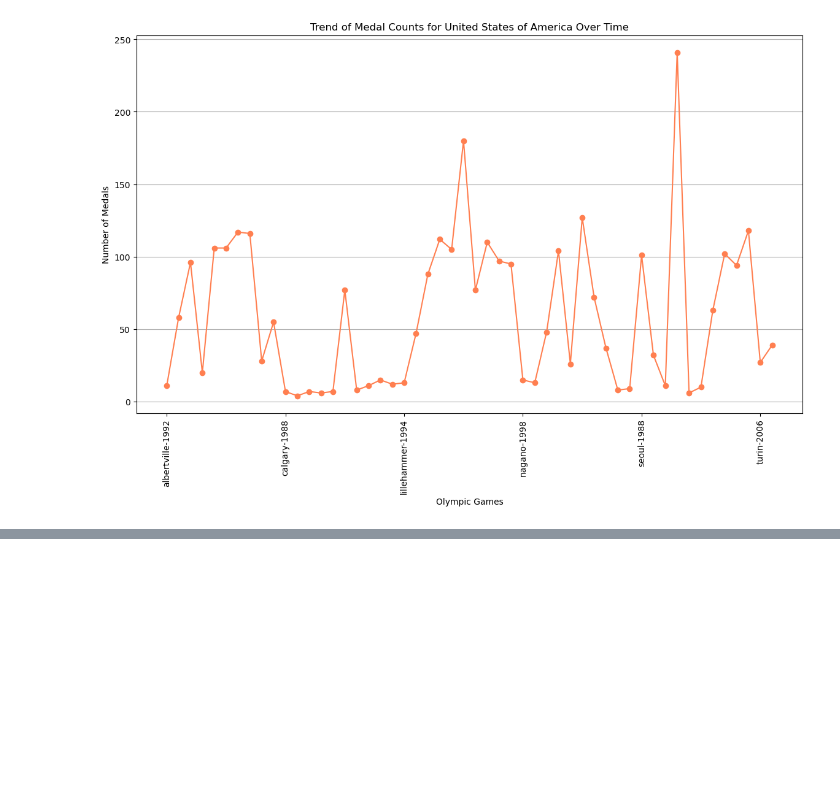
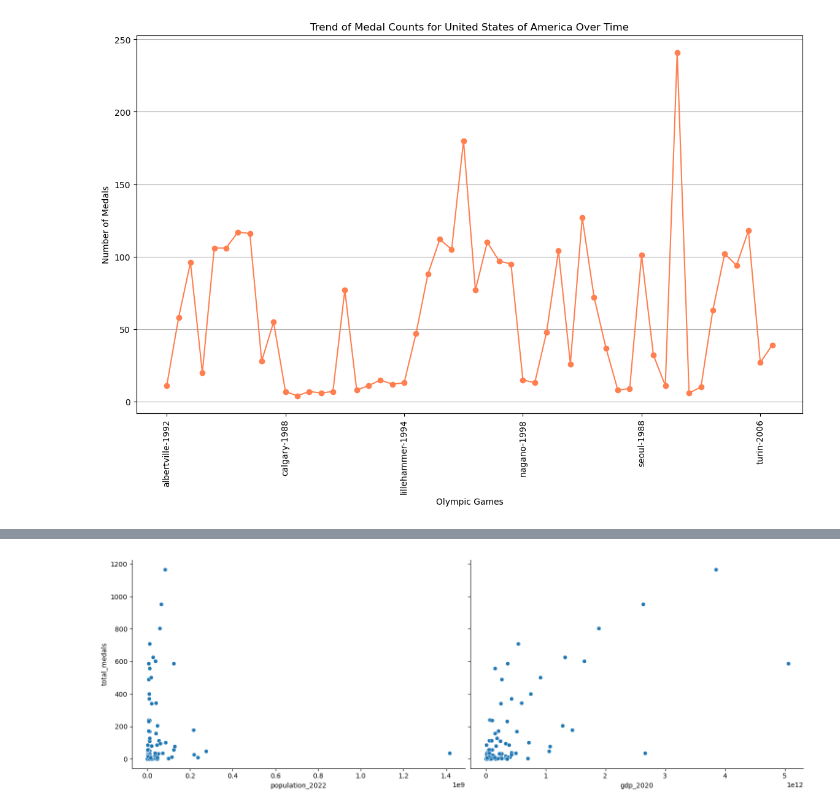
Before and after one commit to ncmoliver/olympic_analysis, a Jupyter notebook: olympic_analysis.ipynb, the cells around one changed output, grey strips where cells are left out. Saved outputs shown, nothing was run; the diff lists cells and outputs as text; code cells hidden in the pictures; blank space fills up the shorter version.

```diff
--- a/olympic_analysis.ipynb
+++ b/olympic_analysis.ipynb
@@ -257,3 +257,99 @@ plt.grid(axis='y')
 plt.show()
 # %% [output]
 [figure]
+# %%
+import pandas as pd
+import matplotlib.pyplot as plt
+import seaborn as sns
+import statsmodels.api as sm
+import numpy as np
+
+# Load the datasets
+olympic_medals = pd.read_csv('olympic_medals.csv')
+world_population = pd.read_csv('world_population.csv')
+gdp_data = pd.read_csv('gdp.csv')
+olympic_hosts = pd.read_csv('olympic_hosts.csv')
+
+# Rename columns for clarity in Population and GDP data
+world_population = world_population.rename(columns={
+    'Country/Territory': 'country_name',
+    '2022 Population': 'population_2022'
+})
+gdp_data = gdp_data.rename(columns={'Country Name': 'country_name', '2020': 'gdp_2020'})  # Using GDP data from 2020
+
+# Merge the datasets
+combined_data = olympic_medals.merge(world_population, on='country_name', how='left')
+combined_data = combined_data.merge(gdp_data[['country_name', 'gdp_2020']], on='country_name', how='left')
+
+# Group by country to get total medals, population, and GDP
+country_data = combined_data.groupby('country_name').agg({
+    'medal_type': 'count',
+    'population_2022': 'first',
+    'gdp_2020': 'first'
+}).rename(columns={'medal_type': 'total_medals'})
+
+# Drop rows with missing or infinite values
+country_data = country_data.replace([np.inf, -np.inf], np.nan).dropna()
+
+# Analyze the correlation between GDP, population, and the number of medals
+correlation_matrix = country_data[['total_medals', 'population_2022', 'gdp_2020']].corr()
+print("Correlation Matrix:\n", correlation_matrix)
+
+# Plot the relationships
+sns.pairplot(country_data, x_vars=['population_2022', 'gdp_2020'], y_vars='total_medals', height=5, aspect=1.5)
+plt.show()
+
+# Perform regression analysis to see the effect of GDP and population on medal count
+X = country_data[['gdp_2020', 'population_2022']]
+y = country_data['total_medals']
+
+# Add a constant to the model (intercept)
+X = sm.add_constant(X)
+
+# Fit the model
+model = sm.OLS(y, X).fit()
+
+# Print the summary of the regression analysis
+print(model.summary())
+
+# Analyze Host City Performance
+
+# Convert 'game_year' to string to match 'slug_game'
+olympic_hosts['game_year'] = olympic_hosts['game_year'].astype(str)
+
+# Extract host countries and years
+hosts = olympic_hosts[['game_year', 'game_location']].drop_duplicates()
+
+# Merge with medals data to identify host performance
+host_performance = olympic_medals.merge(hosts, left_on=['slug_game'], right_on=['game_year'], how='left')
+
+# Mark whether the country is a host
+host_performance['is_host'] = host_performance['country_name'] == host_performance['game_location']
+
+# Group by country and hosting status
+host_vs_non_host = host_performance.groupby(['country_name', 'is_host']).agg({
+    'medal_type': 'count'
+}).unstack().fillna(0)
+
+# Inspect the structure of the unstacked data
+print("Unstacked Data Columns:\n", host_vs_non_host.columns)
+
+# Adjust logic to check for presence of both host and non-host columns
+if ('medal_type', True) in host_vs_non_host.columns:
+    host_vs_non_host.columns = ['non_host_medal_count' if col[1] == False else 'host_medal_count' for col in host_vs_non_host.columns]
+
+    # Calculate the difference in performance
+    host_vs_non_host['performance_increase'] = host_vs_non_host['host_medal_count'] - host_vs_non_host['non_host_medal_count']
+
+    # Display the performance comparison
+    print("Host vs Non-Host Performance:\n", host_vs_non_host.sort_values(by='performance_increase', ascending=False))
+
+    # Plot the comparison for top countries
+    top_host_performance = host_vs_non_host.sort_values(by='performance_increase', ascending=False).head(10)
+    top_host_performance[['host_medal_count', 'non_host_medal_count']].plot(kind='bar', stacked=True)
+    plt.title('Host vs Non-Host Performance')
+    plt.ylabel('Number of Medals')
+    plt.show()
+else:
+    print("No host data available for comparison.")
+# %% [output]
@@ -259,0 +361 @@ plt.show()
+[figure, added]
```
Also changed, not shown: parts of 1 cell of this notebook.
